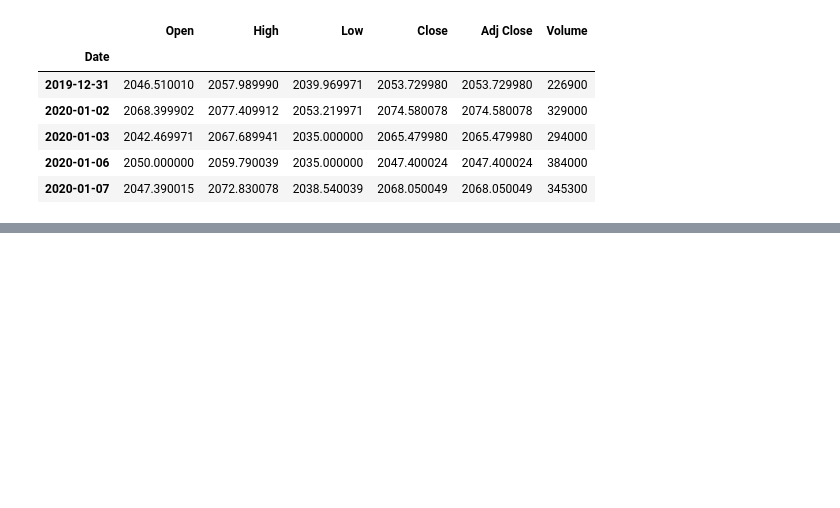
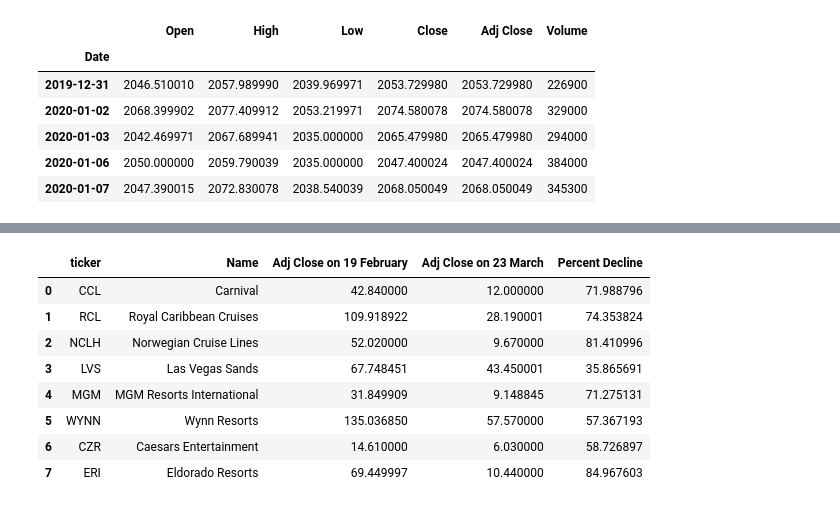
Before and after one commit to ritik-k/Stock_Market_Analysis, a Jupyter notebook: scratch.ipynb, the cells around one changed output, grey strips where cells are left out. Drawn from its saved outputs; the diff is of its cells as text; code cells hidden in the pictures; blank space fills up the shorter version.

```diff
--- a/scratch.ipynb
+++ b/scratch.ipynb
@@ -30,6 +37,7 @@ for df in stock_list:
     end_date = '2020-04-30'
     stock[df] = data.DataReader(symbol, data_source, start_date, end_date)  # storing the resulting df in dict
     stock[df] = stock[df][['Open', 'High', 'Low', 'Close', 'Adj Close', 'Volume']] # repositioning columns for convenience
+    stock[df].name = df
 # %%
 stock['BKNG'].shape
 # %% [output]
@@ -90,10 +87,10 @@ print(adj_c_p)
 # %%
+# defining a function that calculates adjusted closing prices on 19/2, 24/3 and the percent decline between these 2 dates
 def all_adj_c(x):
+    tick = x.name
     adj_c_19 = x.loc['2020-02-19']['Adj Close']
-#     return adj_c_19
-    adj_c_24 = x.loc['2020-03-24']['Adj Close']
-#     return adj_c_24
-    adj_c_p = ((adj_c_19 - adj_c_24)/adj_c_19)*100
-    return adj_c_19, adj_c_24, adj_c_p
+    adj_c_23 = x.loc['2020-03-23']['Adj Close']
+    adj_c_p = ((adj_c_19 - adj_c_23)/adj_c_19)*100
+    return tick, adj_c_19, adj_c_23, adj_c_p
 # %%
 adj_c = all_adj_c(stock['BKNG'])
@@ -127,13 +115,0 @@ fig.show()
-# %%
-def plot_f(s1,n1,s2,n2,s3,n3):
-    import plotly.graph_objects as go
-    fig = go.Figure()
-    fig.add_trace(go.Scatter(x=s1.index, y=s1['Adj Close'],mode='lines+markers',name=n1))
-    fig.add_trace(go.Scatter(x=s2.index, y=s2['Adj Close'],mode='lines+markers',name=n2))
-    fig.add_trace(go.Scatter(x=s3.index, y=s3['Adj Close'],mode='lines+markers',name=n3))
-    fig.update_layout(shapes=[
-    dict(
-      type= 'line',
-      yref= 'paper', y0= 0, y1= 1,
-      xref= 'x', x0= '2020-02-19', x1= '2020-02-19'),])
-    fig.show()
@@ -185,0 +116,11 @@ fig.add_shape(
+# %%
+# defining a function that creates a dataframe of the adjusted close price of the selected stocks.
+# it displays the Adj Close on 19 February, Adj Close on 23 March and Percent Decline in stock value.
+def df_f(*args):
+    temp_list=[]
+    for every_stock in args:
+        adj_c = all_adj_c(every_stock)
+        temp_list.append(adj_c)
+    temp_df = pd.DataFrame(temp_list, columns =['Ticker', 'Adj Close on 19 February', 'Adj Close on 23 March', 'Percent Decline'])
+    tem_df_1 = temp_df.merge(comp_df,left_on='Ticker',right_on='ticker',how='left')
+    return tem_df_1[['ticker','Name','Adj Close on 19 February', 'Adj Close on 23 March', 'Percent Decline']]
@@ -185,0 +165,6 @@ fig.add_shape(
+# %%
+# Cruise & Casino industry
+plot_f(stock['CCL'],stock['RCL'],stock['NCLH'],stock['LVS'],stock['MGM'],stock['WYNN'],stock['CZR'],stock['ERI'])
+cruise = df_f(stock['CCL'],stock['RCL'],stock['NCLH'],stock['LVS'],stock['MGM'],stock['WYNN'],stock['CZR'],stock['ERI'])
+cruise
+# %% [output]
@@ -185,0 +172,9 @@ fig.add_shape(
+|  | ticker | Name | Adj Close on 19 February | Adj Close on 23 March | Percent Decline |
+| 0 | CCL | Carnival | 42.840000 | 12.000000 | 71.988796 |
+| 1 | RCL | Royal Caribbean Cruises | 109.918922 | 28.190001 | 74.353824 |
+| 2 | NCLH | Norwegian Cruise Lines | 52.020000 | 9.670000 | 81.410996 |
+| 3 | LVS | Las Vegas Sands | 67.748451 | 43.450001 | 35.865691 |
+| 4 | MGM | MGM Resorts International | 31.849909 | 9.148845 | 71.275131 |
+| 5 | WYNN | Wynn Resorts | 135.036850 | 57.570000 | 57.367193 |
+| 6 | CZR | Caesars Entertainment | 14.610000 | 6.030000 | 58.726897 |
+| 7 | ERI | Eldorado Resorts | 69.449997 | 10.440000 | 84.967603 |
```
Also changed, not shown: parts of 20 cells of this notebook, 14 other files.
